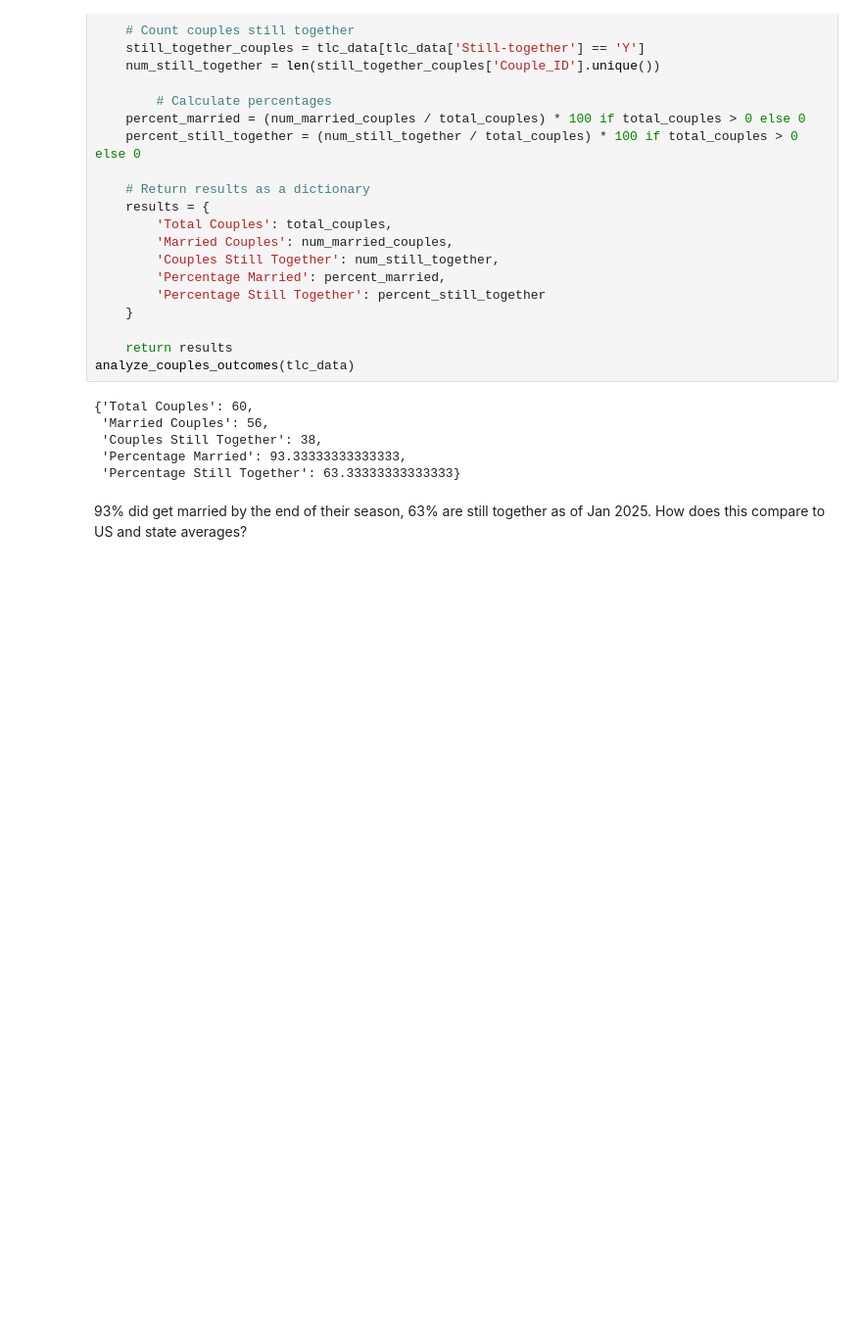
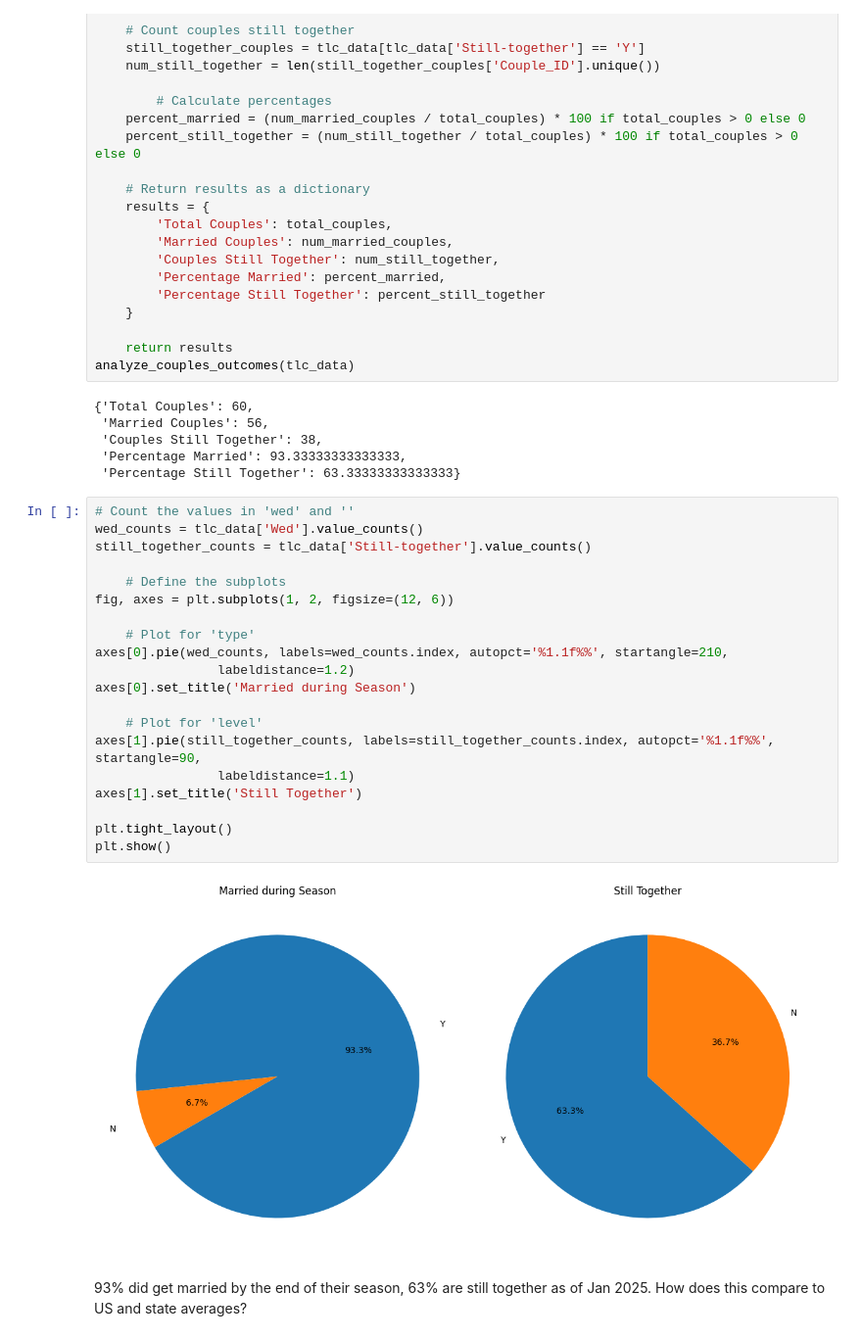
Before and after one commit to knich91/90_Day_Fiance_Real_Or_Reality, a Jupyter notebook: Capstone.ipynb, the cells around one changed output. Shown: that part at 98% size. Cells and saved outputs as stored; diff of their text form; blank space fills up the shorter version.

```diff
--- a/Capstone.ipynb
+++ b/Capstone.ipynb
@@ -210,6 +210,28 @@ analyze_couples_outcomes(tlc_data)
  'Couples Still Together': 38,
  'Percentage Married': 93.33333333333333,
  'Percentage Still Together': 63.33333333333333}
+# %%
+# Count the values in 'wed' and ''
+wed_counts = tlc_data['Wed'].value_counts()
+still_together_counts = tlc_data['Still-together'].value_counts()
+
+    # Define the subplots
+fig, axes = plt.subplots(1, 2, figsize=(12, 6))
+
+    # Plot for 'type'
+axes[0].pie(wed_counts, labels=wed_counts.index, autopct='%1.1f%%', startangle=210,
+                labeldistance=1.2)
+axes[0].set_title('Married during Season')
+
+    # Plot for 'level'
+axes[1].pie(still_together_counts, labels=still_together_counts.index, autopct='%1.1f%%', startangle=90,
+                labeldistance=1.1)
+axes[1].set_title('Still Together')
+
+plt.tight_layout()
+plt.show()
+# %% [output]
+[figure, added]
 # %% [markdown]
 93% did get married by the end of their season, 63% are still together as of Jan 2025. How does this compare to US and state averages?
 # %% [markdown]
```
Also changed, not shown: 1 other file.
